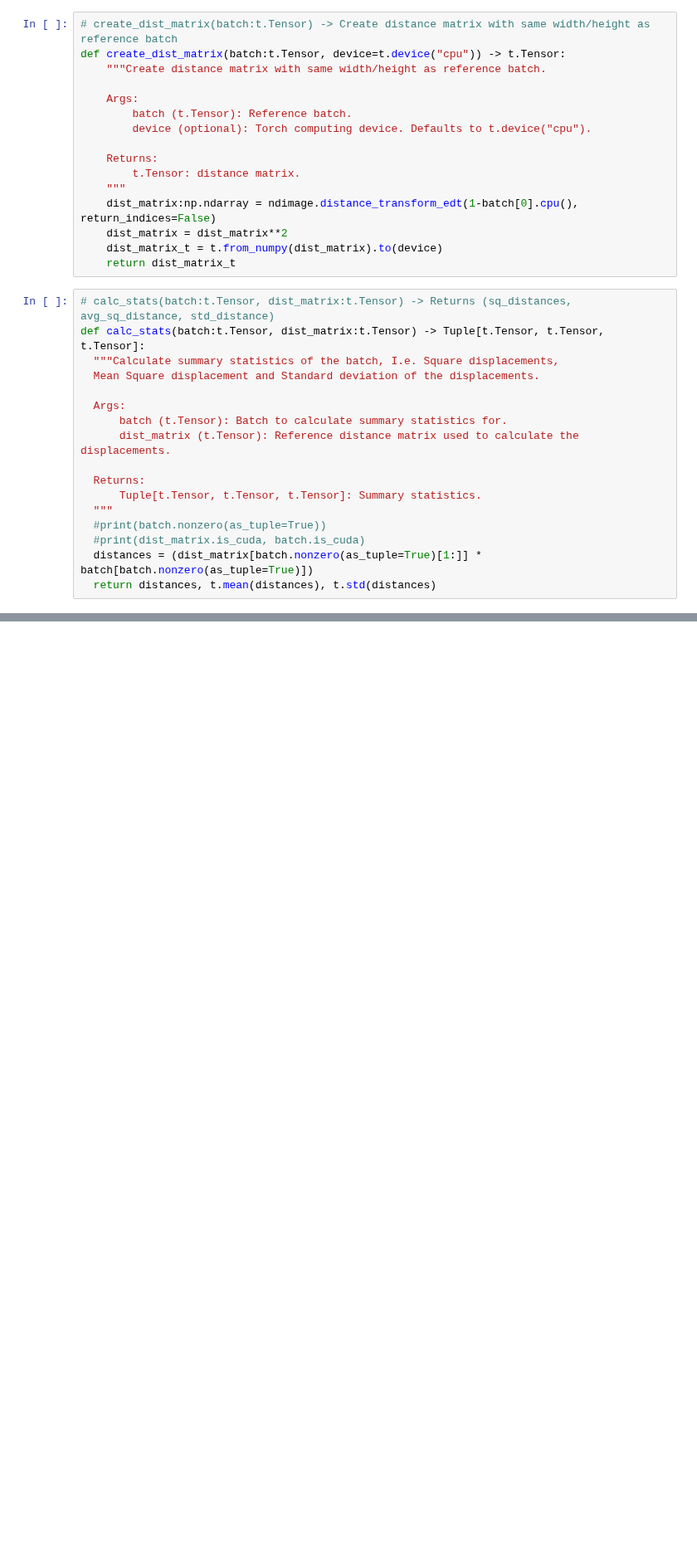
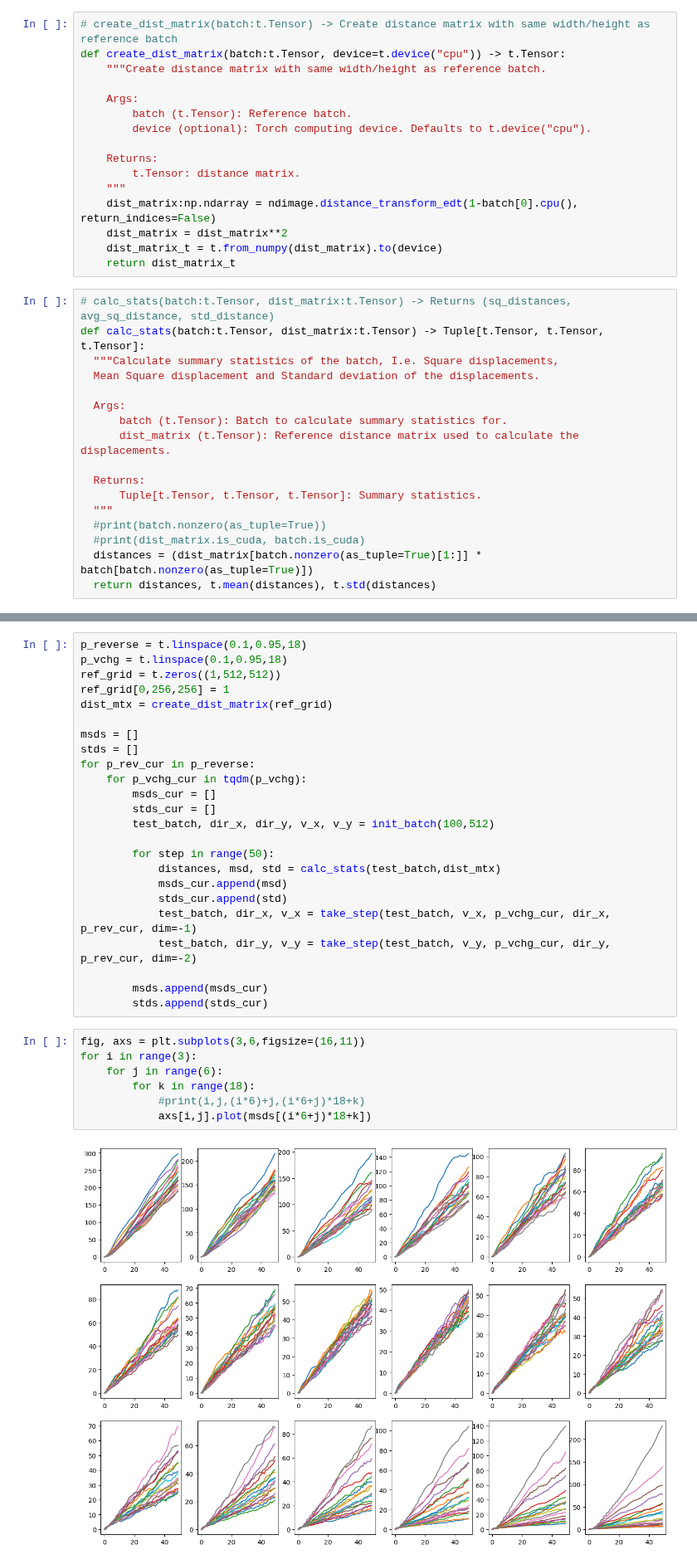
Before and after one commit to JanSchering/Thesis, a Jupyter notebook: random_walk/persistent_rand_walk.ipynb, the cells around one changed output, grey strips where cells are left out. Shown at 83% size. Cells and saved outputs as stored; diff of their text form; blank space fills up the shorter version.

```diff
--- a/random_walk/persistent_rand_walk.ipynb
+++ b/random_walk/persistent_rand_walk.ipynb
@@ -199,0 +216,33 @@ done
+# %%
+p_reverse = t.linspace(0.1,0.95,18)
+p_vchg = t.linspace(0.1,0.95,18)
+ref_grid = t.zeros((1,512,512))
+ref_grid[0,256,256] = 1
+dist_mtx = create_dist_matrix(ref_grid)
+
+msds = []
+stds = []
+for p_rev_cur in p_reverse:
+    for p_vchg_cur in tqdm(p_vchg):
+        msds_cur = []
+        stds_cur = []
+        test_batch, dir_x, dir_y, v_x, v_y = init_batch(100,512)
+
+        for step in range(50):
+            distances, msd, std = calc_stats(test_batch,dist_mtx)
+            msds_cur.append(msd)
+            stds_cur.append(std)
+            test_batch, dir_x, v_x = take_step(test_batch, v_x, p_vchg_cur, dir_x, p_rev_cur, dim=-1)
+            test_batch, dir_y, v_y = take_step(test_batch, v_y, p_vchg_cur, dir_y, p_rev_cur, dim=-2)
+
+        msds.append(msds_cur)
+        stds.append(stds_cur)
+# %%
+fig, axs = plt.subplots(3,6,figsize=(16,11))
+for i in range(3):
+    for j in range(6):
+        for k in range(18):
+            #print(i,j,(i*6)+j,(i*6+j)*18+k)
+            axs[i,j].plot(msds[(i*6+j)*18+k])
+# %% [output]
+[figure, added]
```
Also changed, not shown: parts of 7 cells of this notebook.
